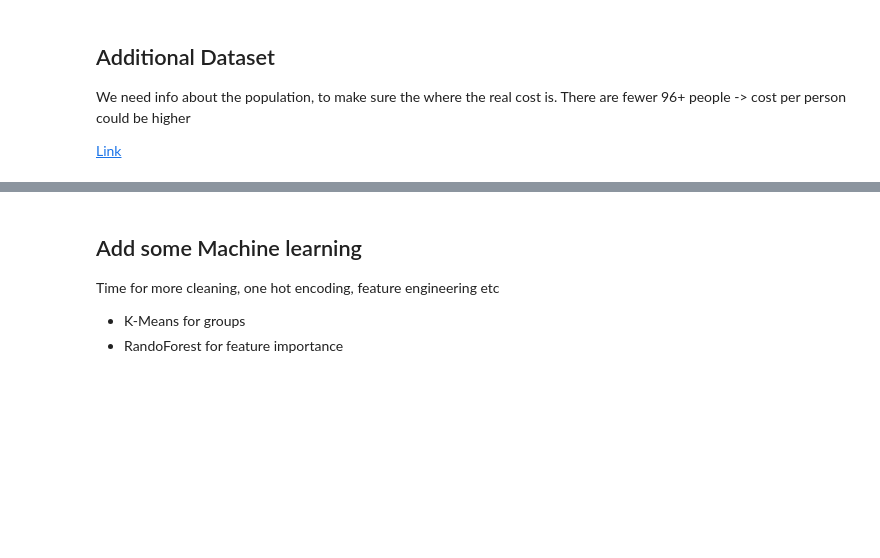
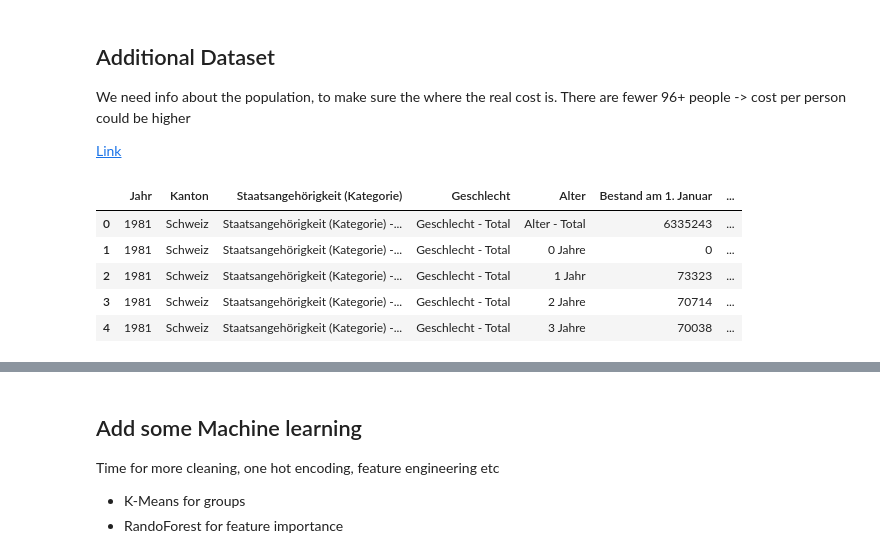
Before and after one commit to thraikal/bina-fs26, a Jupyter notebook: src/analyse.ipynb, the cells around one changed output, grey strips where cells are left out. Saved outputs shown, nothing was run; the diff lists cells and outputs as text; code cells hidden in the pictures; blank space fills up the shorter version.

```diff
--- a/src/analyse.ipynb
+++ b/src/analyse.ipynb
@@ -468,3 +468,13 @@ Name: costs, Length: 65, dtype: float64
 We need info about the population, to make sure the where the real cost is. There are fewer 96+ people -> cost per person could be higher
 
 [Link](https://www.bfs.admin.ch/bfs/de/home/statistiken/bevoelkerung.assetdetail.36074768.html)
+# %%
+df_demographics = pd.read_csv("../data/px-x-0102020000_104_20260410-181954.csv", encoding="latin1")
+df_demographics.head()
+# %% [output]
+|  | Jahr | Kanton | Staatsangehörigkeit (Kategorie) | Geschlecht | Alter | Bestand am 1. Januar | ... |
+| 0 | 1981 | Schweiz | Staatsangehörigkeit (Kategorie) -... | Geschlecht - Total | Alter - Total | 6335243 | ... |
+| 1 | 1981 | Schweiz | Staatsangehörigkeit (Kategorie) -... | Geschlecht - Total | 0 Jahre | 0 | ... |
+| 2 | 1981 | Schweiz | Staatsangehörigkeit (Kategorie) -... | Geschlecht - Total | 1 Jahr | 73323 | ... |
+| 3 | 1981 | Schweiz | Staatsangehörigkeit (Kategorie) -... | Geschlecht - Total | 2 Jahre | 70714 | ... |
+| 4 | 1981 | Schweiz | Staatsangehörigkeit (Kategorie) -... | Geschlecht - Total | 3 Jahre | 70038 | ... |
```
Also changed, not shown: parts of 4 cells of this notebook, 1 other file.
